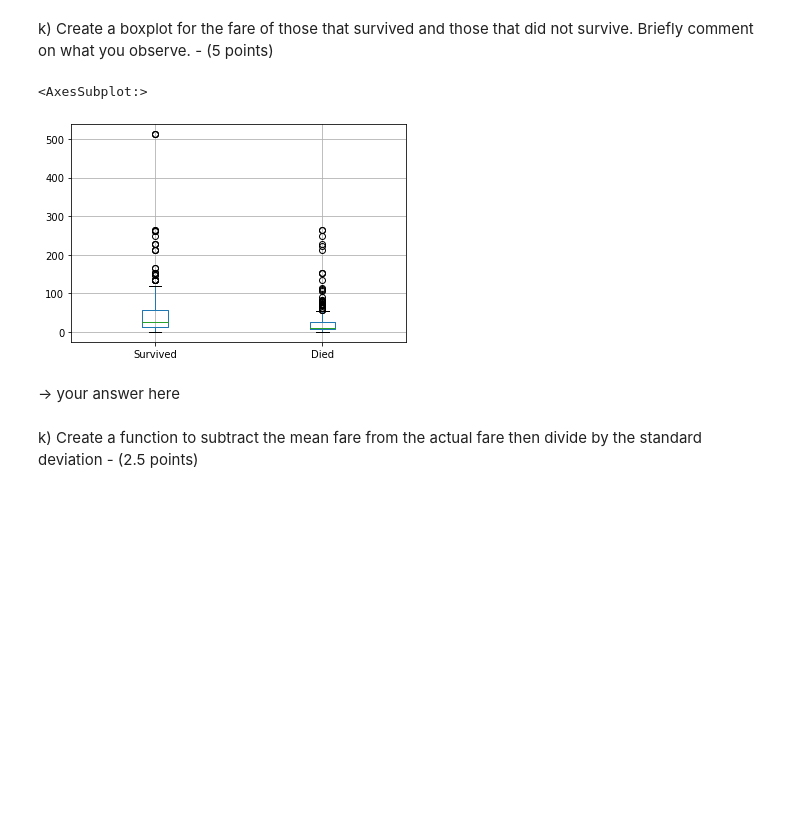
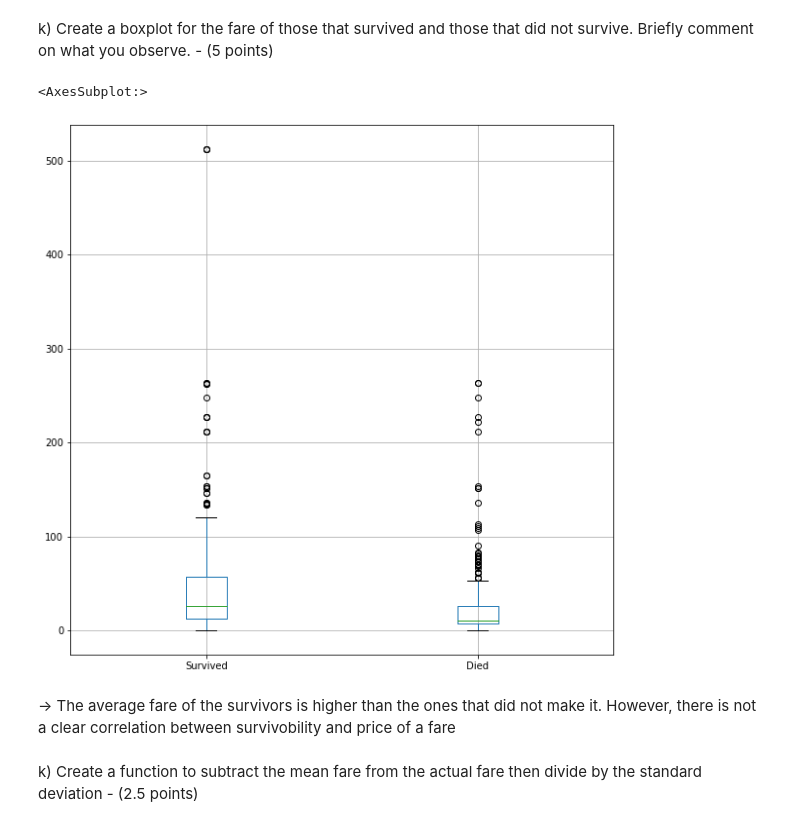
Before and after one commit to ivanisakov99/CS506, a Jupyter notebook: HW/hw1/homework1.ipynb, the cells around one changed output. Cells and saved outputs as stored; diff of their text form; code cells hidden in the pictures; blank space fills up the shorter version.

```diff
--- a/HW/hw1/homework1.ipynb
+++ b/HW/hw1/homework1.ipynb
@@ -81,7 +81,7 @@ For example: `Braund, Mr. Owen Harris` would be:
 def extract_names(df):
     first_name, middle_name, last_name, title = [], [], [], []
 
-    for entry in df.loc[:, 'Name']:
+    for entry in df['Name']:
         names = entry.split()
         last_name.append(names[0].strip(',.'))
         title.append(names[1].strip(',.'))
@@ -220,19 +220,17 @@ newDF.plot(
 # %% [markdown]
 k) Create a boxplot for the fare of those that survived and those that did not survive. Briefly comment on what you observe. - (5 points)
 # %%
-# your code here
 newDF = pd.DataFrame({
     'Survived': df['Fare'][df['Survived'].isin([1])],
     'Died': df['Fare'][df['Survived'].isin([0])],
 })
 
-newDF.boxplot(column=['Survived', 'Died'])
-# ????
+newDF.boxplot(column=['Survived', 'Died'], figsize=(10, 10))
 # %% [output]
 <AxesSubplot:>
-[figure, old version]
+[figure, new version]
-# %% [markdown]
--> your answer here
+# %% [markdown]
+-> The average fare of the survivors is higher than the ones that did not make it. However, there is not a clear correlation between survivobility and price of a fare
 # %% [markdown]
 k) Create a function to subtract the mean fare from the actual fare then divide by the standard deviation - (2.5 points)
 # %%
```
Also changed, not shown: parts of 9 cells of this notebook, 6 other files.
